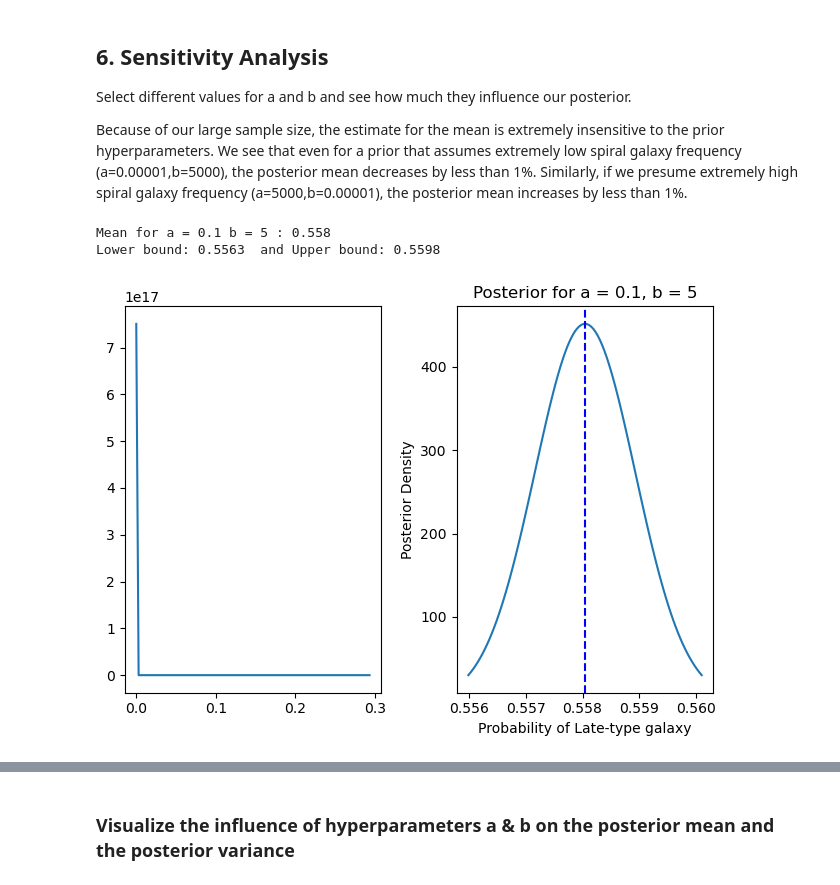
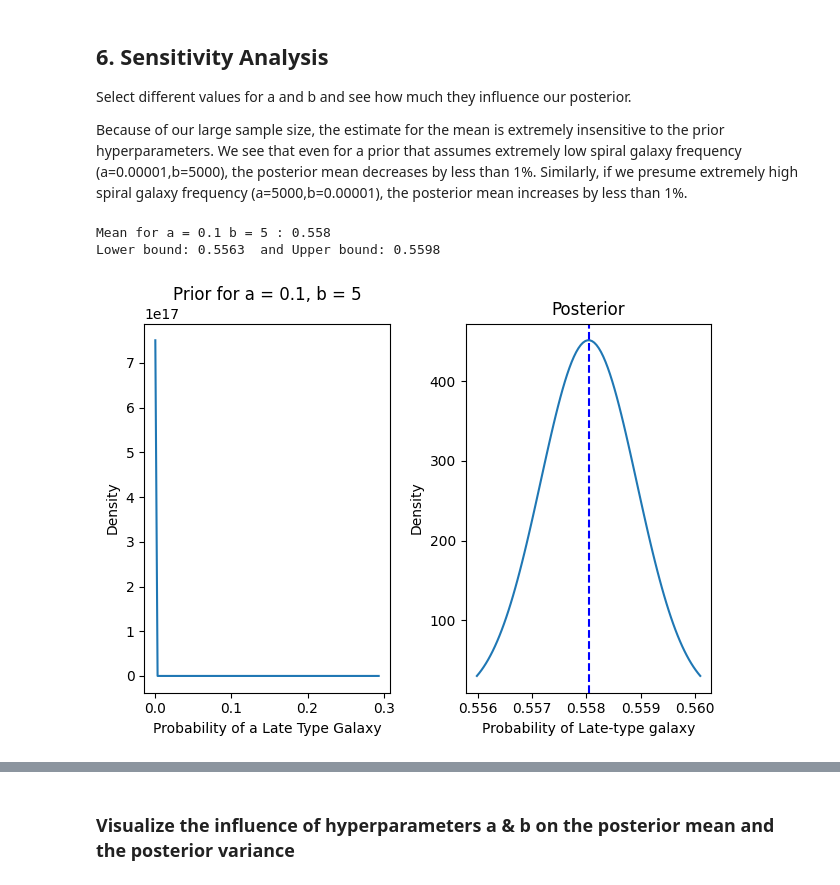
Before and after one commit to wallysands/AST5731_PROJ1, a Jupyter notebook: Project1.ipynb, the cells around one changed output, grey strips where cells are left out. Saved outputs shown, nothing was run; the diff lists cells and outputs as text; code cells hidden in the pictures.

Commit message:
Update prior/pred and add labels

```diff
--- a/Project1.ipynb
+++ b/Project1.ipynb
@@ -101,7 +101,7 @@ for i, (a_test,b_test) in enumerate(ab):
         theta = beta.rvs(a_test, b_test, random_state = 5731+j)
         # Draw from the binomial using the results of the beta distribution
         p = theta
-        n= 1
+        n= num
         prior_pred_dat = binom.rvs(n, p, size=num, random_state = 5731+j)
         # Get a summary statistic of the binomial distribution (in this case the mean)
         means.append(prior_pred_dat.mean())
@@ -109,4 +109,5 @@ for i, (a_test,b_test) in enumerate(ab):
     g = sns.histplot(data=means, kde = False, ax = ax[int(i/ncol)%nrow, i%ncol], bins=30)
     ax[int(i/ncol)%nrow, i%ncol].set_title(f'Prior= {a_test, b_test}', fontsize=13, color='r')
     ax[int(i/ncol)%nrow, i%ncol].set_xlabel(f'Simulated values')
+    ax[int(i/ncol)%nrow, i%ncol].tick_params(axis='x', labelrotation=20)
 # %% [output]
@@ -129,7 +130,11 @@ print('Variance for a =',a,'b =',b,':',round(post_variance,9))
 print('Lower bound:',round(post_lb,4)," and Upper bound:",round(post_ub,4))
 ## Plot
 ix,ax = plt.subplots(1,2)
-plt.title('Posterior')
+ax[0].set_title('Prior')
+ax[1].set_title('Posterior')
+for i in ax:
+    i.set_xlabel('Probability of a Late Type Galaxy')
+    i.set_ylabel('Density')
 x1 = np.linspace(beta.ppf(0.01, a, b), beta.ppf(0.99, a, b), 100)
 y = beta.pdf(x1,a,b)
 ax[0].plot(x1,y)
@@ -137,7 +142,5 @@ xp = np.linspace(beta.ppf(0.01, shape_1, shape_2), beta.ppf(0.99, shape_1, shape
 y = beta.pdf(xp, shape_1, shape_2)
 ax[1].plot(xp,y)
 ax[1].axvline(post_mean,color='b',ls='--')
-ax[1].set_ylabel('Posterior Density')
-ax[1].set_xlabel('Probability of Late-type galaxy')
 ix.tight_layout()
 # %% [output]
@@ -159,34 +158,36 @@ Because of our large sample size, the estimate for the mean is extremely insensi
 # %%
 ## Sensitivity Analysis
 a=0.1
 b=5
 ## Parameters
 shape_1 = a + num1SVM
 shape_2 = num + b - num1SVM
 post_mean = shape_1 / (shape_1 + shape_2)
 post_lb = beta.ppf(.025, shape_1, shape_2)
 post_ub = beta.ppf(.975, shape_1, shape_2)
 print('Mean for a =',a,'b =',b,':',round(post_mean,4))
 
 print('Lower bound:',round(post_lb,4)," and Upper bound:",round(post_ub,4))
 
 ## Plot
 ix,ax = plt.subplots(1,2)
-plt.title('Posterior for a = 0.1, b = 5')
+ax[0].set_title('Prior for a = 0.1, b = 5')
+ax[1].set_title('Posterior')
+for i in ax:
+    i.set_xlabel('Probability of a Late Type Galaxy')
+    i.set_ylabel('Density')
 x1 = np.linspace(beta.ppf(0.01, a, b), beta.ppf(0.99, a, b), 100)
 y = beta.pdf(x1,a,b)
 ax[0].plot(x1,y)
 xp = np.linspace(beta.ppf(0.01, shape_1, shape_2), beta.ppf(0.99, shape_1, shape_2), 100)
 y = beta.pdf(xp, shape_1, shape_2)
 ax[1].plot(xp,y)
 ax[1].axvline(post_mean,color='b',ls='--')
-ax[1].set_ylabel('Posterior Density')
-ax[1].set_xlabel('Probability of Late-type galaxy')
 ix.tight_layout()
 # %% [output]
 Mean for a = 0.1 b = 5 : 0.558
 Lower bound: 0.5563  and Upper bound: 0.5598
-[figure, old version]
+[figure, new version]
 # %%
 a=5
 b=0.1
```
Also changed, not shown: parts of 8 cells of this notebook.
